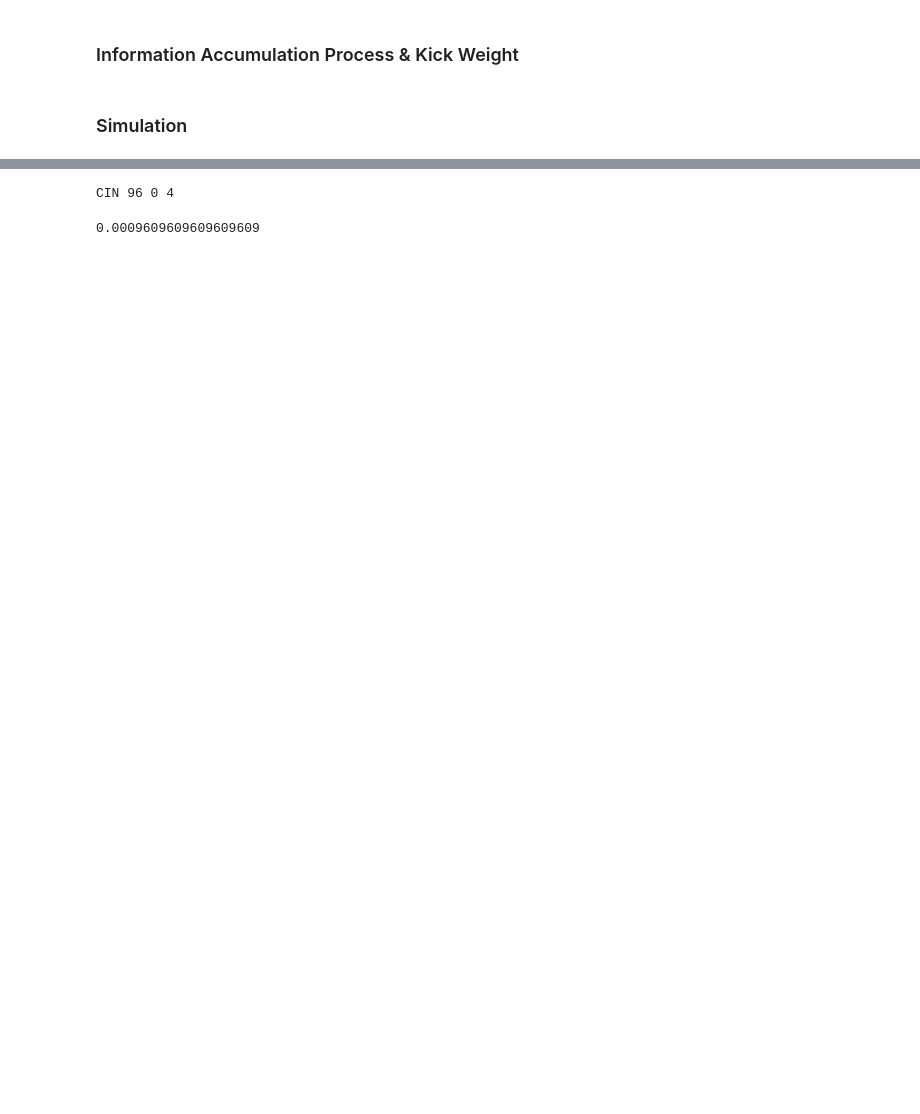
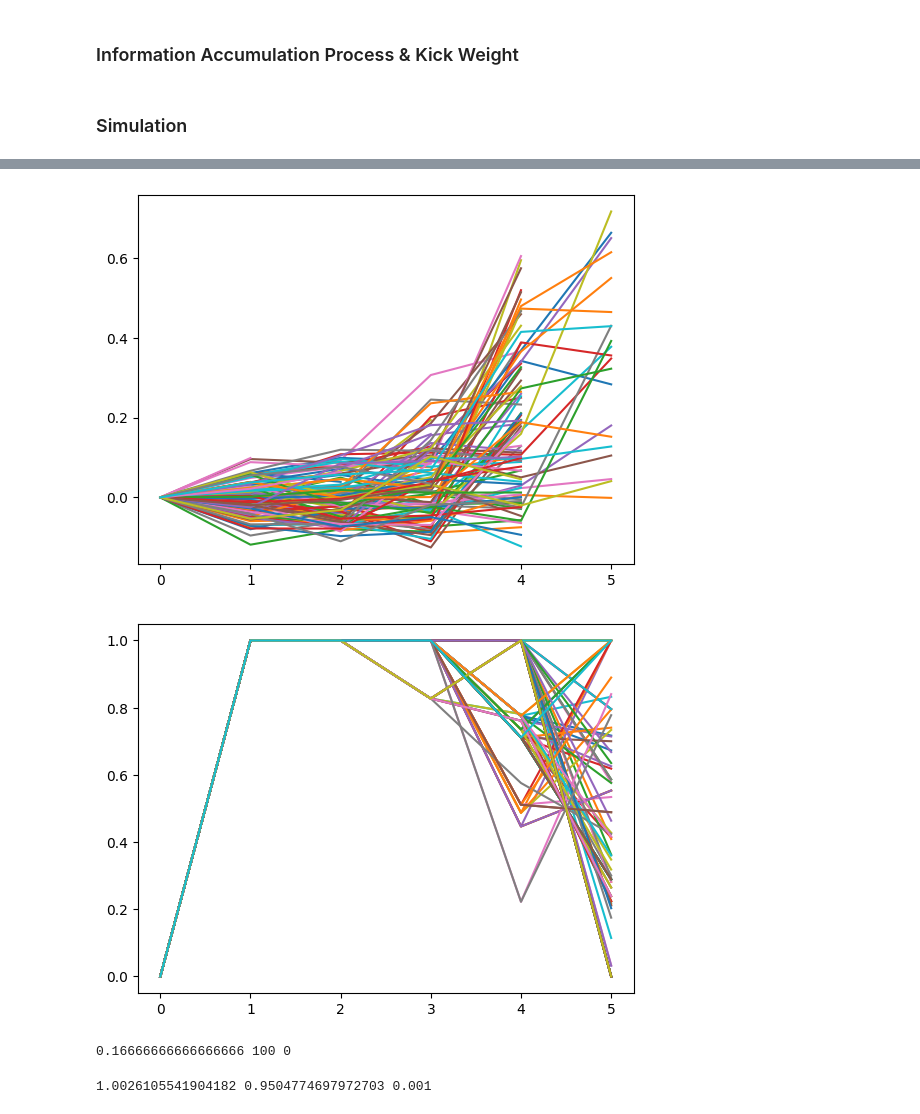
Before and after one commit to fcseidl/social-net-consensus, a Jupyter notebook: heuristic-accumulation.ipynb, the cells around one changed output, grey strips where cells are left out. Saved outputs shown, nothing was run; the diff lists cells and outputs as text; code cells hidden in the pictures; blank space fills up the shorter version.

```diff
--- a/heuristic-accumulation.ipynb
+++ b/heuristic-accumulation.ipynb
@@ -58,7 +58,9 @@ plt.show()
 ### Information Accumulation Process & Kick Weight
 # %%
 mu = np.ones(n) # diffusion, i.e. correct decision
-W = lambda: np.random.randn(n)*10 # drift, randon Weiner process
+lower = .3
+theta = np.array([np.random.uniform(lower,1) for _ in range(n)]) # thresholds
+W = lambda: np.random.randn(n) # drift, randon Weiner process
 
 def dydt(A, zeta, mu, w, kicks, dt):
     """Information Accumulation Model
@@ -72,7 +74,7 @@ def dydt(A, zeta, mu, w, kicks, dt):
     Returns:
         np.ndarray: dydt
     """
-    return (mu + np.sqrt(2)*zeta)*dt + w*A.dot(kicks)
+    return (mu*dt + np.sqrt(2)*zeta*np.sqrt(dt)) + w*A.dot(kicks)
 
 def dwdt(A, kappa, gamma, w, kicks, dt,tau = 1):
     """Kick weights
@@ -87,6 +89,10 @@ def dwdt(A, kappa, gamma, w, kicks, dt,tau = 1):
         np.ndarray: dwdt
     """
     return (kappa - w)*dt/tau - gamma*w*np.where(A.dot(np.abs(kicks)) > 1, 1, A.dot(np.abs(kicks)))
+
+def RR(y,tstop,correct=1): #Calculating the reward rate of the given population (accuracy/total time to decide)
+    cor = np.sum(y[:,tstop] == correct*np.inf)
+    return (cor/len(y[:,tstop]))/tstop
 # %% [markdown]
 ### Simulation
 # %%
@@ -140,24 +135,12 @@ plt.show()
-# %%
-# count number of positive and negative infinities
-pos = np.sum(y[:,tstop] == np.inf)
-neg = np.sum(y[:,tstop] == -np.inf)
-print("CIN", pos, neg, n-pos-neg)
-# %% [output]
-CIN 96 0 4
-# %%
-def RR(yvec,correct,tstop): #Calculating the reward rate of the given population (accuracy/total time to decide)
-    cor = 0
-    inc = 0
-    und = 0
-    for i in yvec:
-        if i == correct*np.inf:
-            cor += 1
-        elif i == -np.inf*correct:
-            inc += 1
-        else:
-            und += 1
-    return (cor/(inc+und+cor))/tstop
-
-RR(y[:,tstop],1,tstop)
-# %% [output]
-0.0009609609609609609
+# %%
+theta = np.array([np.random.uniform(.1,1) for _ in range(n)]) # thresholds
+rr, cor, inc, tstop, yv, wv = sim(1,1,.001,theta,stopcondition=.9,function="theta")
+plt.plot(yv[:,:tstop].T)
+plt.show()
+plt.plot(wv[:,:tstop].T)
+plt.show()
+print(rr, cor, inc)
+# %% [output]
+[figure, added]
+[figure, added]
+0.16666666666666666 100 0
@@ -163,0 +207,4 @@ RR(y[:,tstop],1,tstop)
+# %%
+print(kappa,gamma,tau)
+# %% [output]
+1.0026105541904182 0.9504774697972703 0.001
```
Also changed, not shown: parts of 9 cells of this notebook, 1 other file.
